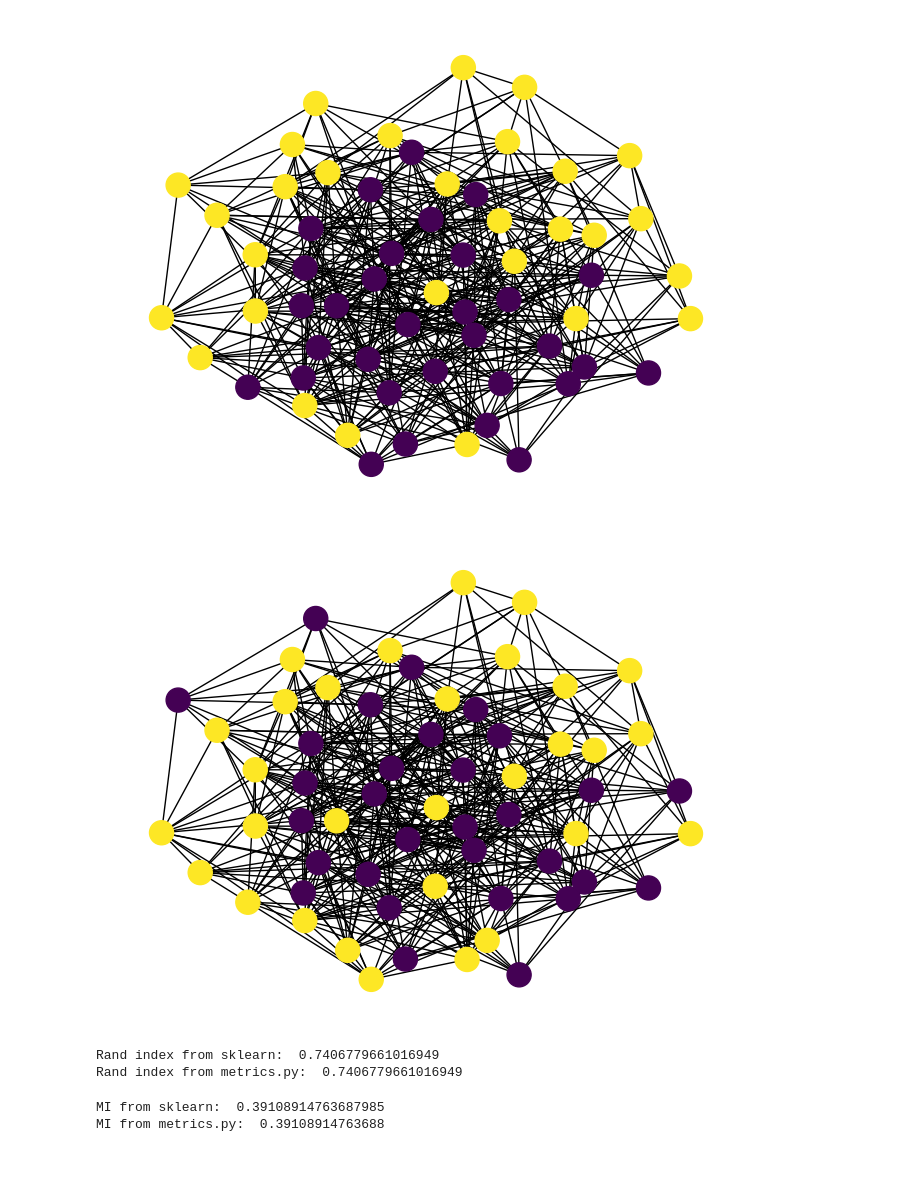
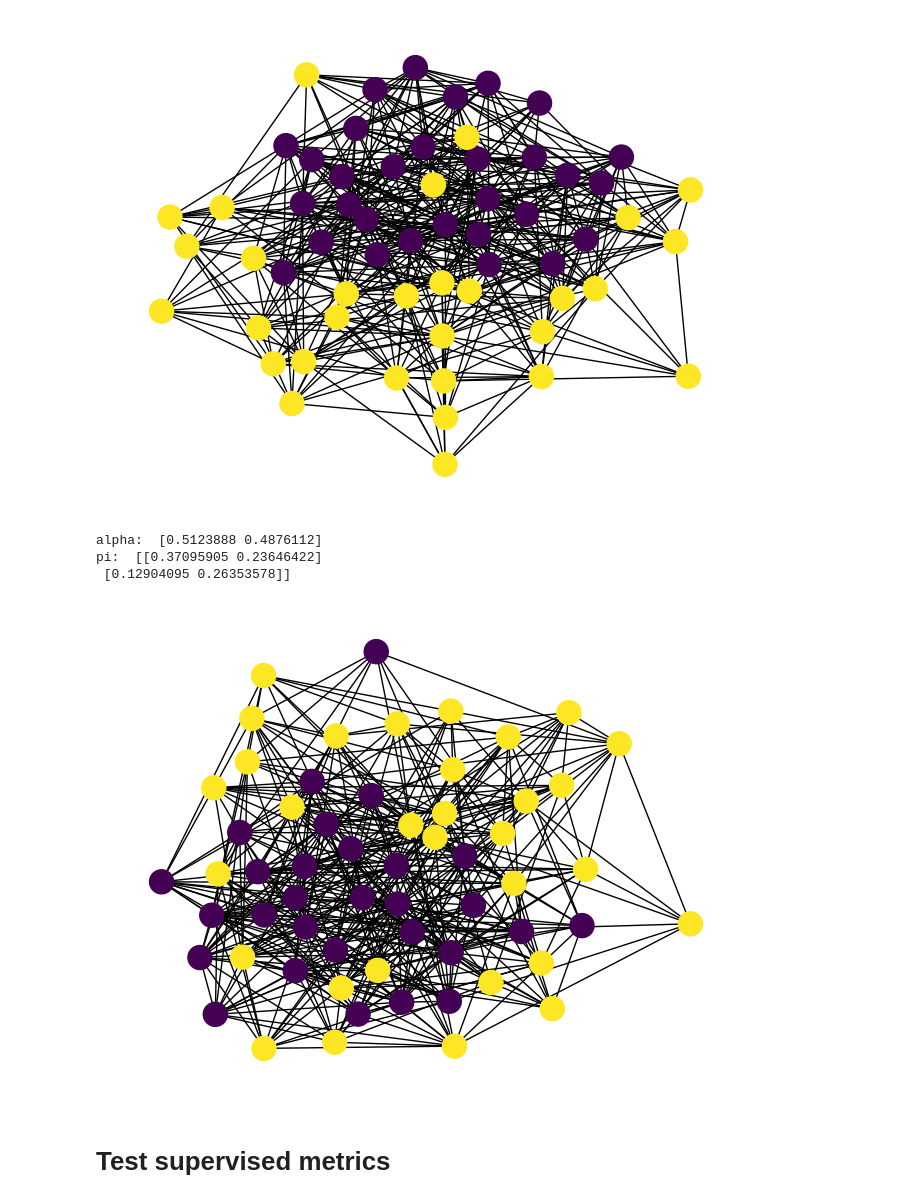
Before and after one commit to bastienlc/SBM-EM, a Jupyter notebook: metrics.ipynb, the cells around one changed output. Saved outputs shown, nothing was run; the diff lists cells and outputs as text; code cells hidden in the pictures; blank space fills up the shorter version.

```diff
--- a/metrics.ipynb
+++ b/metrics.ipynb
@@ -10,11 +10,16 @@ from main import em_algorithm
 # %%
 # Generate a random graph with SBM
 Q = 2
 n = 60
-X, Z, _, _ = random_graph(n, Q)
+X, Z, alpha, pi = random_graph(n, Q)
 draw_graph(X, Z)
+print("alpha: ", alpha)
+print("pi: ", pi)
 # %% [output]
-[figure, old version]
+[figure, new version]
+alpha:  [0.5123888 0.4876112]
+pi:  [[0.37095905 0.23646422]
+ [0.12904095 0.26353578]]
 # %%
 pred = Z.copy()
 for i in range(Z.shape[0]):
@@ -22,20 +27,9 @@ for i in range(Z.shape[0]):
         pred[i] = 1 - pred[i]
 draw_graph(X, pred)
 # %% [output]
-[figure, old version]
+[figure, new version]
 # %%
 true_labels_labels = np.argmax(Z, axis=1)
 predictions = np.argmax(pred, axis=1)
-print("Rand index from sklearn: ", sk_metrics.rand_score(true_labels_labels, predictions))
-print("Rand index from metrics.py: ", rand_index(true_labels_labels, predictions))
-# %% [output]
-Rand index from sklearn:  0.7406779661016949
-Rand index from metrics.py:  0.7406779661016949
-# %%
-true_labels_labels = np.argmax(Z, axis=1)
-predictions = np.argmax(pred, axis=1)
-print("MI from sklearn: ", sk_metrics.normalized_mutual_info_score(true_labels_labels, predictions))
-print("MI from metrics.py: ", normalized_mutual_information(true_labels_labels, predictions))
-# %% [output]
-MI from sklearn:  0.39108914763687985
-MI from metrics.py:  0.39108914763688
+# %% [markdown]
+# Test supervised metrics
```
Also changed, not shown: parts of 4 cells of this notebook, 4 other files.
